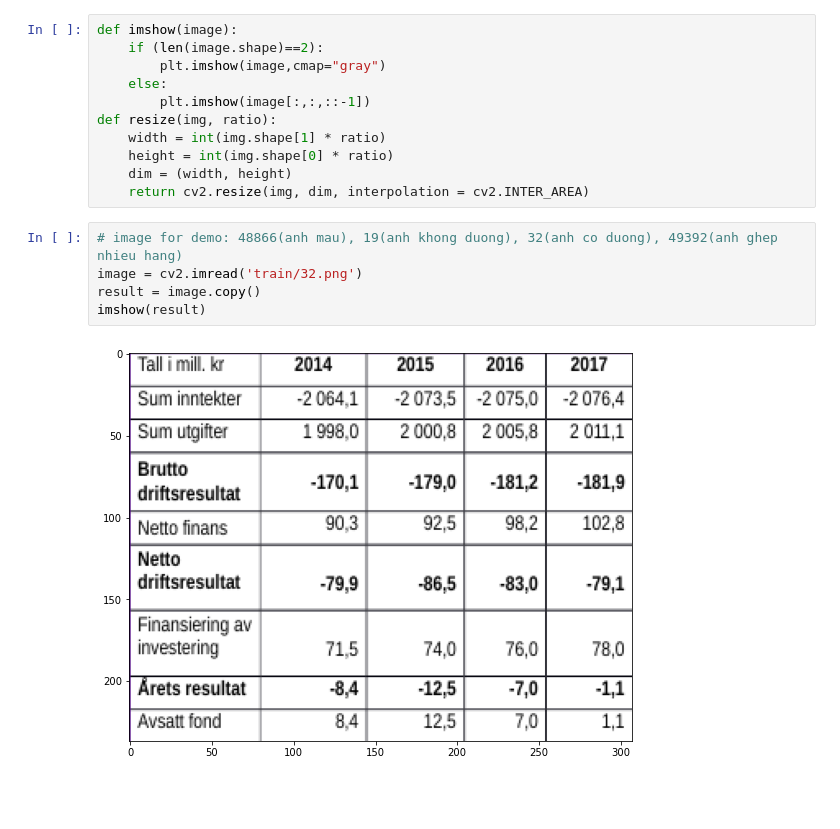
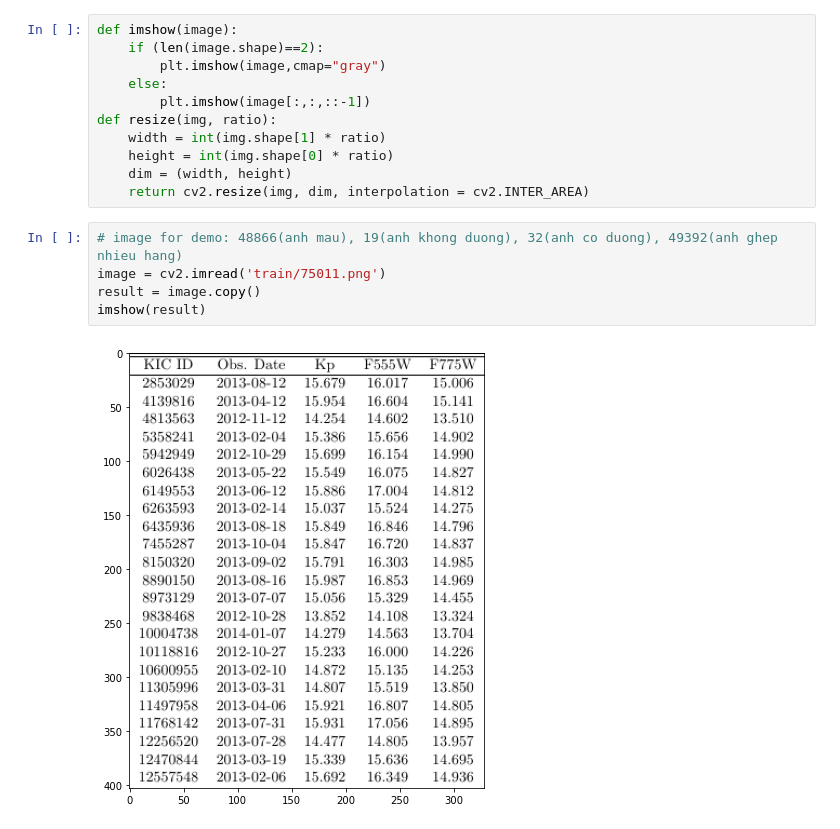
Before and after one commit to phantrung18072001/XLA, a Jupyter notebook: presentation.ipynb, the cells around one changed output. Drawn from its saved outputs; the diff is of its cells as text; blank space fills up the shorter version.

```diff
--- a/presentation.ipynb
+++ b/presentation.ipynb
@@ -16,11 +16,11 @@ def resize(img, ratio):
     return cv2.resize(img, dim, interpolation = cv2.INTER_AREA)
 # %%
 # image for demo: 48866(anh mau), 19(anh khong duong), 32(anh co duong), 49392(anh ghep nhieu hang)
-image = cv2.imread('train/32.png')
+image = cv2.imread('train/75011.png')
 result = image.copy()
 imshow(result)
 # %% [output]
-[figure, old version]
+[figure, new version]
 # %%
 result = resize(result, 4)
 # result=cv2.pyrUp(result)
```
Also changed, not shown: parts of 8 cells of this notebook, 3 other files.
